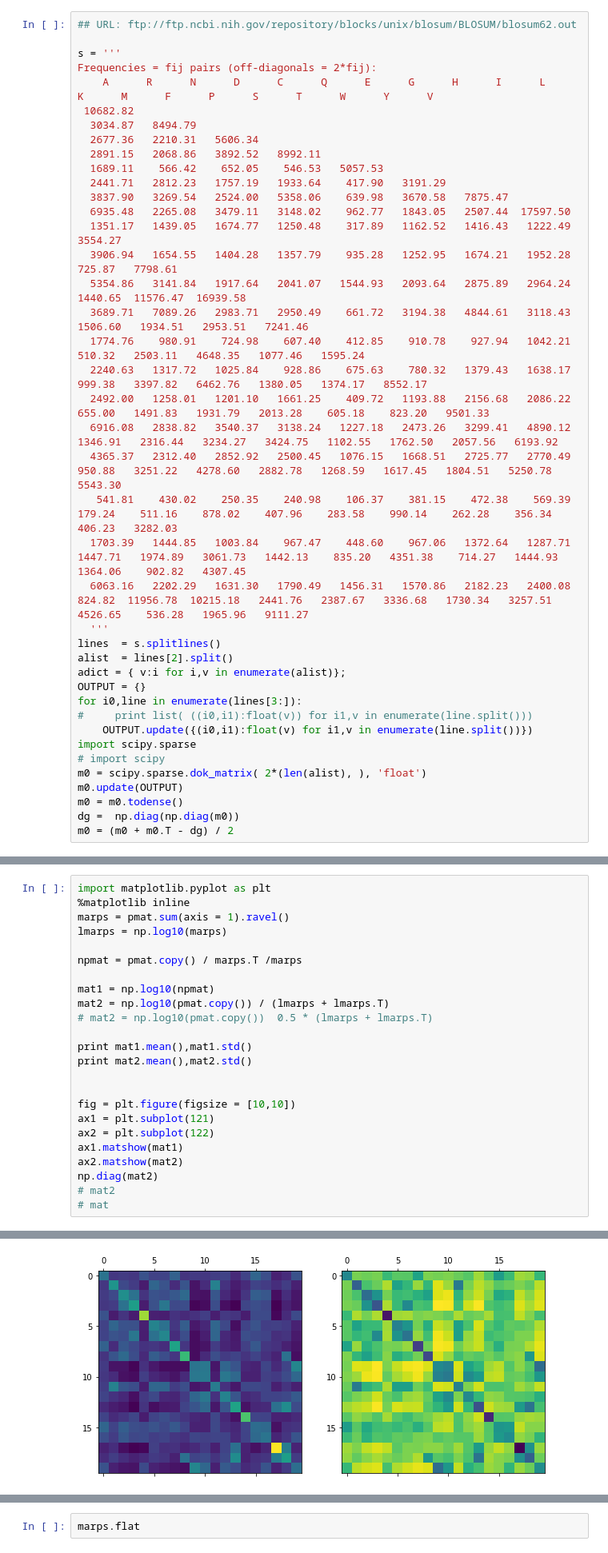
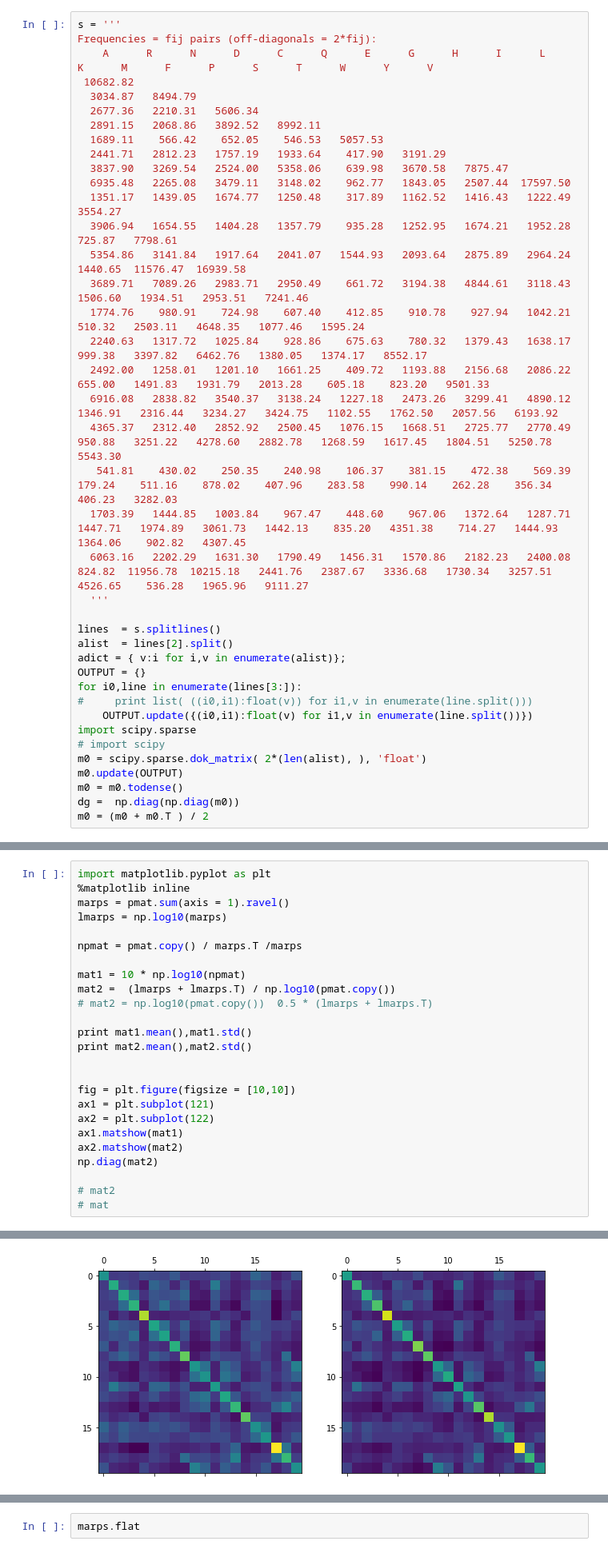
Before and after one commit to shouldsee/blosum, a Jupyter notebook: visualise_blosum.ipynb, the cells around one changed output, grey strips where cells are left out. Shown: that part at 80% size. Cells and saved outputs as stored; diff of their text form.

```diff
--- a/visualise_blosum.ipynb
+++ b/visualise_blosum.ipynb
@@ -23,6 +27,4 @@ f = sys.stdout
 # %%
-## URL: ftp://ftp.ncbi.nih.gov/repository/blocks/unix/blosum/BLOSUM/blosum62.out
-
 s = '''
 Frequencies = fij pairs (off-diagonals = 2*fij):
     A      R      N      D      C      Q      E      G      H      I      L      K      M      F      P      S      T      W      Y      V
@@ -47,6 +49,7 @@ Frequencies = fij pairs (off-diagonals = 2*fij):
   1703.39   1444.85   1003.84    967.47    448.60    967.06   1372.64   1287.71   1447.71   1974.89   3061.73   1442.13    835.20   4351.38    714.27   1444.93   1364.06    902.82   4307.45
   6063.16   2202.29   1631.30   1790.49   1456.31   1570.86   2182.23   2400.08    824.82  11956.78  10215.18   2441.76   2387.67   3336.68   1730.34   3257.51   4526.65    536.28   1965.96   9111.27
   '''
+
 lines  = s.splitlines()
 alist  = lines[2].split()
 adict = { v:i for i,v in enumerate(alist)};
@@ -60,7 +63,7 @@ m0 = scipy.sparse.dok_matrix( 2*(len(alist), ), 'float')
 m0.update(OUTPUT)
 m0 = m0.todense()
 dg =  np.diag(np.diag(m0))
-m0 = (m0 + m0.T - dg) / 2
+m0 = (m0 + m0.T ) / 2
 # %%
 import matplotlib.pyplot as plt
 %matplotlib inline
@@ -85,8 +99,8 @@ lmarps = np.log10(marps)
 
 npmat = pmat.copy() / marps.T /marps
 
-mat1 = np.log10(npmat)
-mat2 = np.log10(pmat.copy()) / (lmarps + lmarps.T)
+mat1 = 10 * np.log10(npmat)
+mat2 =  (lmarps + lmarps.T) / np.log10(pmat.copy())
 # mat2 = np.log10(pmat.copy())  0.5 * (lmarps + lmarps.T)
 
 print mat1.mean(),mat1.std()
@@ -99,6 +113,7 @@ ax2 = plt.subplot(122)
 ax1.matshow(mat1)
 ax2.matshow(mat2)
 np.diag(mat2)
+
 # mat2
 # mat
 # %% [output]
@@ -111 +126 @@ array([ 0.87985732,  0.80410647,  0.82772444,  0.78068816,  0.67572262,
-[figure, old version]
+[figure, new version]
```
Also changed, not shown: parts of 17 cells of this notebook.
